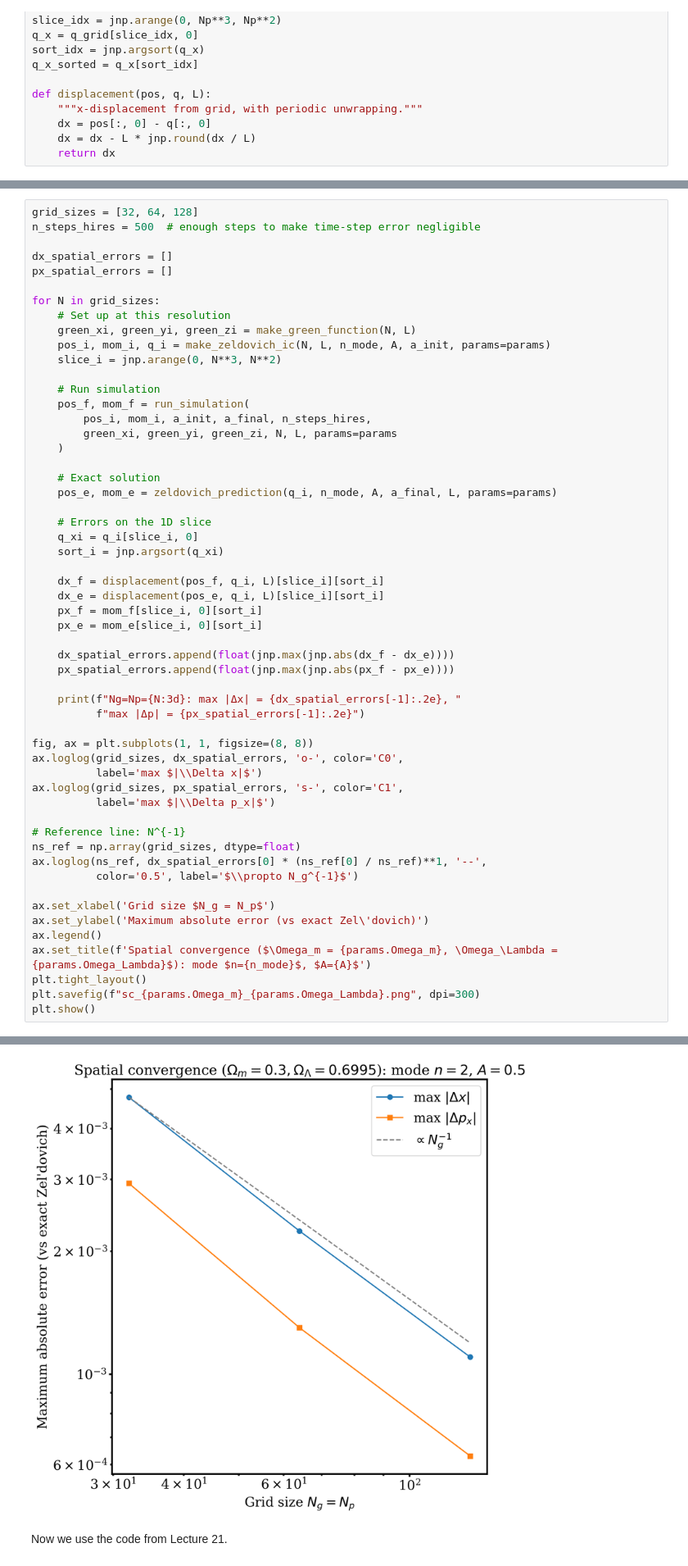
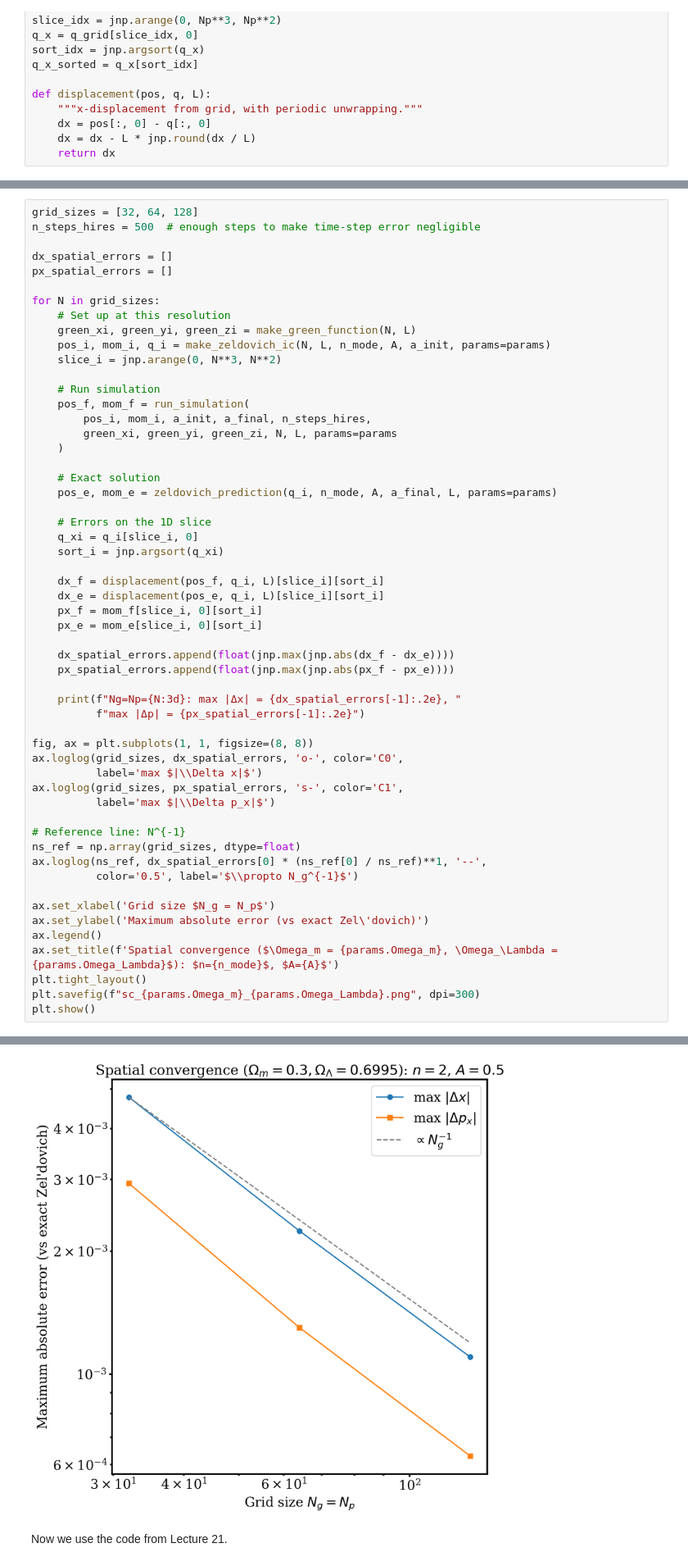
Before and after one commit to auroriasjn/CosmologyFinalProject, a Jupyter notebook: lcdm_curvature_test.ipynb, the cells around one changed output, grey strips where cells are left out. Shown at 82% size. Saved outputs shown, nothing was run; the diff lists cells and outputs as text.

```diff
--- a/lcdm_curvature_test.ipynb
+++ b/lcdm_curvature_test.ipynb
@@ -327,35 +324,35 @@ for N in grid_sizes:
     px_f = mom_f[slice_i, 0][sort_i]
     px_e = mom_e[slice_i, 0][sort_i]
 
     dx_spatial_errors.append(float(jnp.max(jnp.abs(dx_f - dx_e))))
     px_spatial_errors.append(float(jnp.max(jnp.abs(px_f - px_e))))
 
     print(f"Ng=Np={N:3d}: max |Δx| = {dx_spatial_errors[-1]:.2e}, "
           f"max |Δp| = {px_spatial_errors[-1]:.2e}")
 
 fig, ax = plt.subplots(1, 1, figsize=(8, 8))
 ax.loglog(grid_sizes, dx_spatial_errors, 'o-', color='C0',
           label='max $|\\Delta x|$')
 ax.loglog(grid_sizes, px_spatial_errors, 's-', color='C1',
           label='max $|\\Delta p_x|$')
 
 # Reference line: N^{-1}
 ns_ref = np.array(grid_sizes, dtype=float)
 ax.loglog(ns_ref, dx_spatial_errors[0] * (ns_ref[0] / ns_ref)**1, '--',
           color='0.5', label='$\\propto N_g^{-1}$')
 
 ax.set_xlabel('Grid size $N_g = N_p$')
 ax.set_ylabel('Maximum absolute error (vs exact Zel\'dovich)')
 ax.legend()
-ax.set_title(f'Spatial convergence ($\Omega_m = {params.Omega_m}, \Omega_\Lambda = {params.Omega_Lambda}$): mode $n={n_mode}$, $A={A}$')
+ax.set_title(f'Spatial convergence ($\Omega_m = {params.Omega_m}, \Omega_\Lambda = {params.Omega_Lambda}$): $n={n_mode}$, $A={A}$')
 plt.tight_layout()
 plt.savefig(f"sc_{params.Omega_m}_{params.Omega_Lambda}.png", dpi=300)
 plt.show()
 # %% [output]
 Ng=Np= 32: max |Δx| = 4.77e-03, max |Δp| = 2.94e-03
 Ng=Np= 64: max |Δx| = 2.24e-03, max |Δp| = 1.30e-03
 Ng=Np=128: max |Δx| = 1.10e-03, max |Δp| = 6.30e-04
-[figure, old version]
+[figure, new version]
 # %% [markdown]
 Now we use the code from Lecture 21.
 # %%
```
Also changed, not shown: parts of 2 cells of this notebook, 2 other files.
